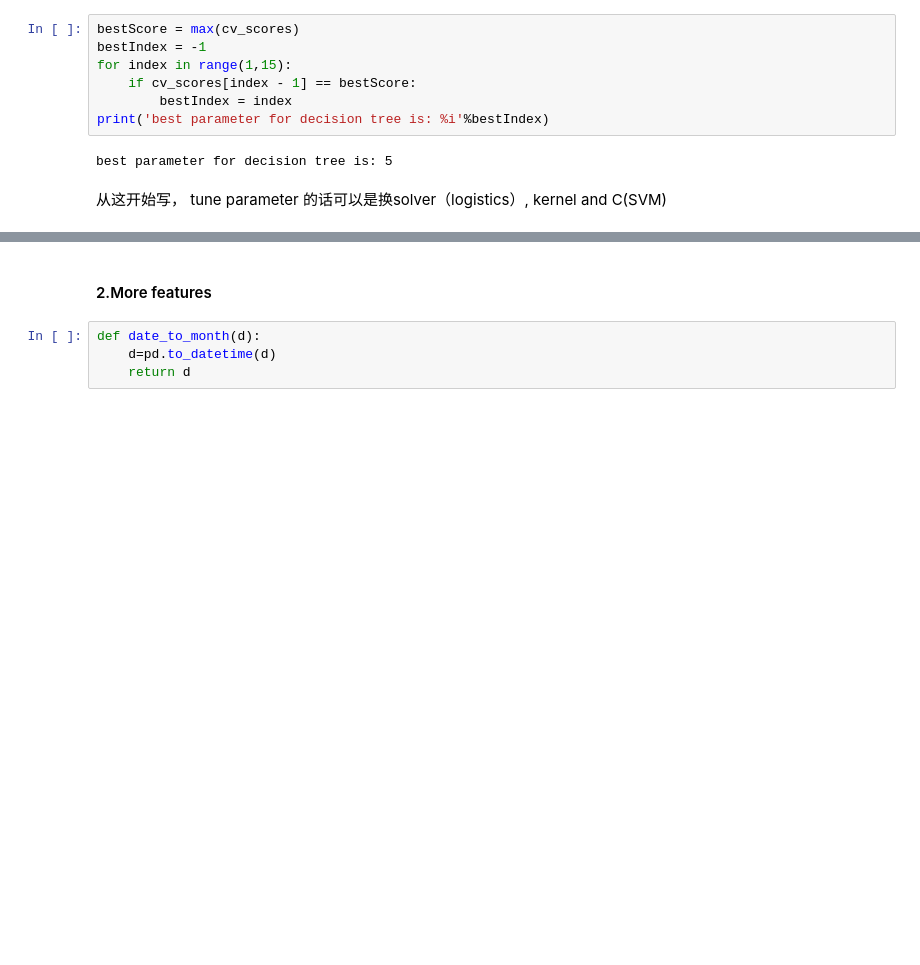
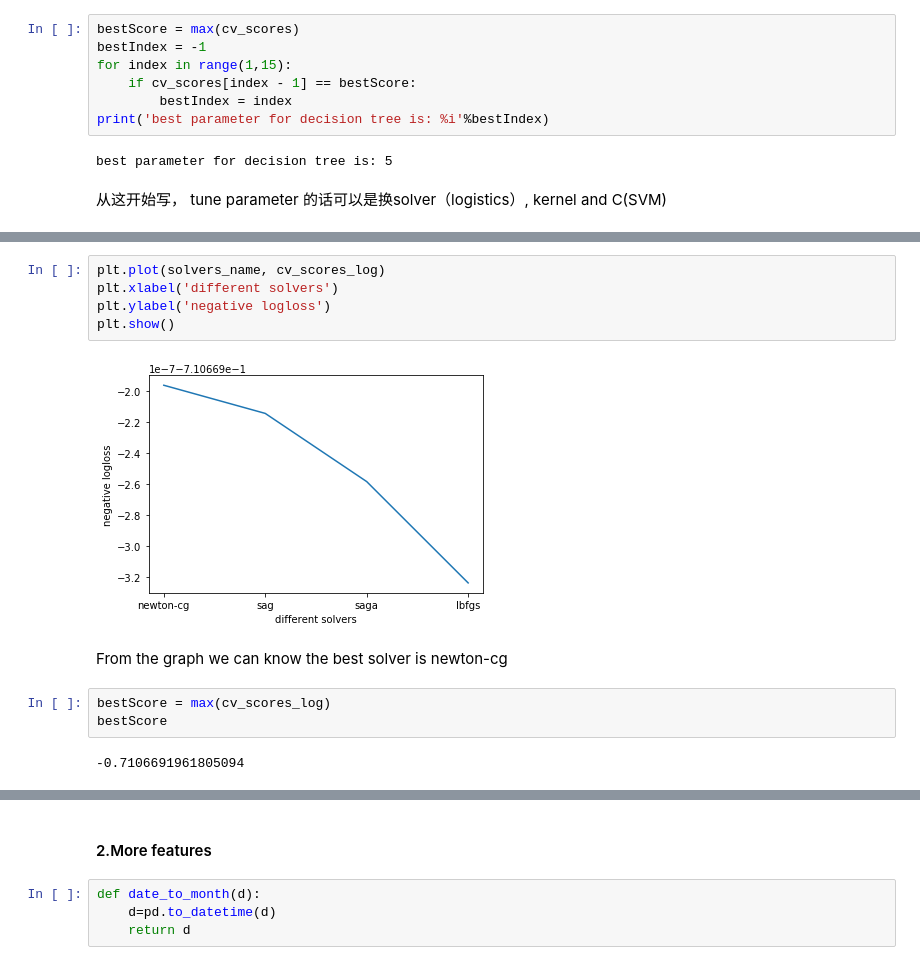
Before and after one commit to DekaiLin/cmpt459project, a Jupyter notebook: Milestone2/milestone2.ipynb, the cells around one changed output, grey strips where cells are left out. Saved outputs shown, nothing was run; the diff lists cells and outputs as text; blank space fills up the shorter version.

```diff
--- a/Milestone2/milestone2.ipynb
+++ b/Milestone2/milestone2.ipynb
@@ -175,0 +210,14 @@ best parameter for decision tree is: 5
+# %%
+plt.plot(solvers_name, cv_scores_log)
+plt.xlabel('different solvers')
+plt.ylabel('negative logloss')
+plt.show()
+# %% [output]
+[figure, added]
+# %% [markdown]
+From the graph we can know the best solver is newton-cg
+# %%
+bestScore = max(cv_scores_log)
+bestScore
+# %% [output]
+-0.7106691961805094
```
Also changed, not shown: parts of 42 cells of this notebook, 3 other files.
